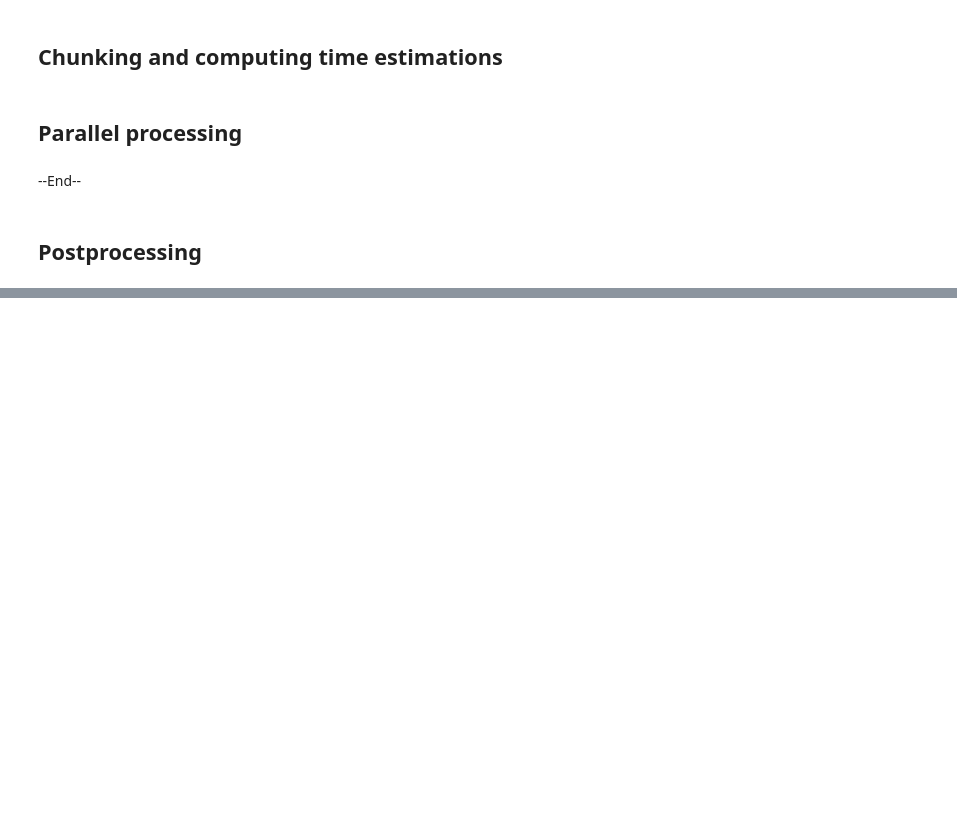
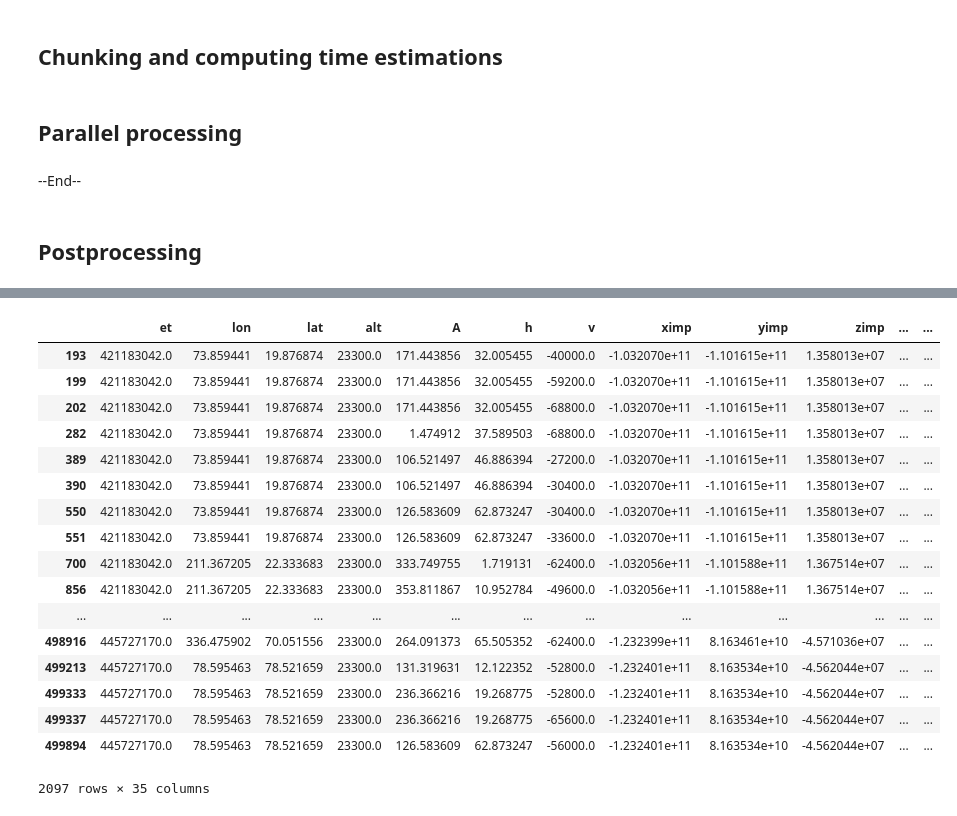
Before and after one commit to seap-udea/GRT, a Jupyter notebook: dev/GRT-ParallelProcessing.ipynb, the cells around one changed output, grey strips where cells are left out. Drawn from its saved outputs; the diff is of its cells as text; code cells hidden in the pictures; blank space fills up the shorter version.

```diff
--- a/dev/GRT-ParallelProcessing.ipynb
+++ b/dev/GRT-ParallelProcessing.ipynb
@@ -249,0 +426,17 @@ Elapsed time since last call: 15.4892 min
+# %%
+#Merging dataframes
+print("Merging...")
+mdata_grt=deepcopy(mdata_grt2)
+ecols=['q', 'e', 'i', 'W', 'w', 'M']
+ncols2=dict()
+ncols1=[]
+for col in mdata_grt.columns:
+    if col in ecols:
+        ncols2.update({col:col+"_any"})
+        ncols1+=[col+"_num"]
+    else:
+        ncols.update({col:col})
+mdata_grt.rename(columns=ncols2,inplace=True)
+mdata_grt[ncols1]=mdata_grt1[ecols]
+dt=elTime(1)
+#print("First row:",data_grt.iloc[0])
@@ -249,0 +531,21 @@ Elapsed time since last call: 15.4892 min
+# %%
+mdata_coll
+# %% [output]
+|  | et | lon | lat | alt | A | h | v | ximp | yimp | zimp | ... | ... |
+| 193 | 421183042.0 | 73.859441 | 19.876874 | 23300.0 | 171.443856 | 32.005455 | -40000.0 | -1.032070e+11 | -1.101615e+11 | 1.358013e+07 | ... | ... |
+| 199 | 421183042.0 | 73.859441 | 19.876874 | 23300.0 | 171.443856 | 32.005455 | -59200.0 | -1.032070e+11 | -1.101615e+11 | 1.358013e+07 | ... | ... |
+| 202 | 421183042.0 | 73.859441 | 19.876874 | 23300.0 | 171.443856 | 32.005455 | -68800.0 | -1.032070e+11 | -1.101615e+11 | 1.358013e+07 | ... | ... |
+| 282 | 421183042.0 | 73.859441 | 19.876874 | 23300.0 | 1.474912 | 37.589503 | -68800.0 | -1.032070e+11 | -1.101615e+11 | 1.358013e+07 | ... | ... |
+| 389 | 421183042.0 | 73.859441 | 19.876874 | 23300.0 | 106.521497 | 46.886394 | -27200.0 | -1.032070e+11 | -1.101615e+11 | 1.358013e+07 | ... | ... |
+| 390 | 421183042.0 | 73.859441 | 19.876874 | 23300.0 | 106.521497 | 46.886394 | -30400.0 | -1.032070e+11 | -1.101615e+11 | 1.358013e+07 | ... | ... |
+| 550 | 421183042.0 | 73.859441 | 19.876874 | 23300.0 | 126.583609 | 62.873247 | -30400.0 | -1.032070e+11 | -1.101615e+11 | 1.358013e+07 | ... | ... |
+| 551 | 421183042.0 | 73.859441 | 19.876874 | 23300.0 | 126.583609 | 62.873247 | -33600.0 | -1.032070e+11 | -1.101615e+11 | 1.358013e+07 | ... | ... |
+| 700 | 421183042.0 | 211.367205 | 22.333683 | 23300.0 | 333.749755 | 1.719131 | -62400.0 | -1.032056e+11 | -1.101588e+11 | 1.367514e+07 | ... | ... |
+| 856 | 421183042.0 | 211.367205 | 22.333683 | 23300.0 | 353.811867 | 10.952784 | -49600.0 | -1.032056e+11 | -1.101588e+11 | 1.367514e+07 | ... | ... |
+| ... | ... | ... | ... | ... | ... | ... | ... | ... | ... | ... | ... | ... |
+| 498916 | 445727170.0 | 336.475902 | 70.051556 | 23300.0 | 264.091373 | 65.505352 | -62400.0 | -1.232399e+11 | 8.163461e+10 | -4.571036e+07 | ... | ... |
+| 499213 | 445727170.0 | 78.595463 | 78.521659 | 23300.0 | 131.319631 | 12.122352 | -52800.0 | -1.232401e+11 | 8.163534e+10 | -4.562044e+07 | ... | ... |
+| 499333 | 445727170.0 | 78.595463 | 78.521659 | 23300.0 | 236.366216 | 19.268775 | -52800.0 | -1.232401e+11 | 8.163534e+10 | -4.562044e+07 | ... | ... |
+| 499337 | 445727170.0 | 78.595463 | 78.521659 | 23300.0 | 236.366216 | 19.268775 | -65600.0 | -1.232401e+11 | 8.163534e+10 | -4.562044e+07 | ... | ... |
+| 499894 | 445727170.0 | 78.595463 | 78.521659 | 23300.0 | 126.583609 | 62.873247 | -56000.0 | -1.232401e+11 | 8.163534e+10 | -4.562044e+07 | ... | ... |
+2097 rows × 35 columns
```
Also changed, not shown: parts of 34 cells of this notebook, 12 other files.
